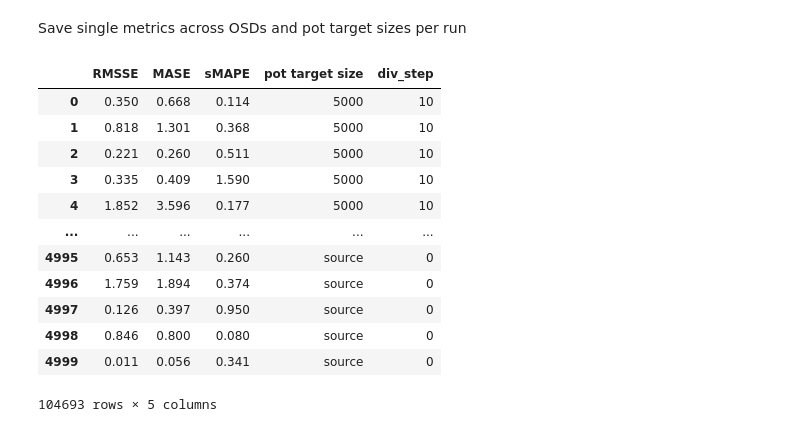
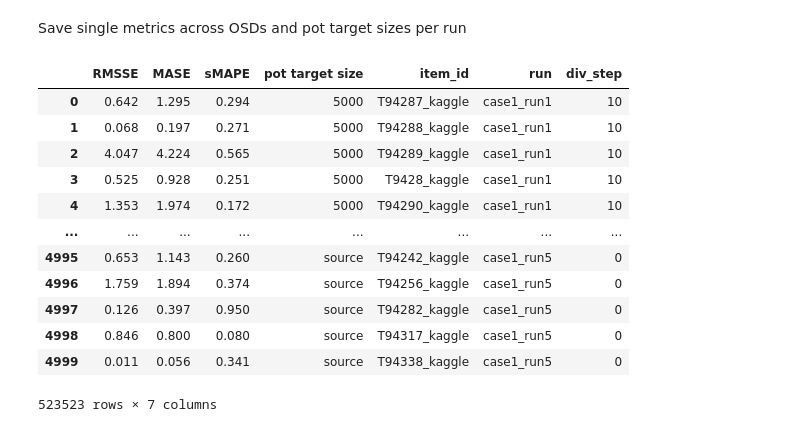
Before and after one commit to Fraunhofer-IIS/sim_div_tl, a Jupyter notebook: src/experiments/evaluation/0_get_metrics.ipynb, the cells around one changed output. Cells and saved outputs as stored; diff of their text form; code cells hidden in the pictures.

Commit message:
LOOSD evaluation

```diff
--- a/src/experiments/evaluation/0_get_metrics.ipynb
+++ b/src/experiments/evaluation/0_get_metrics.ipynb
@@ -370,6 +370,7 @@ div 0, p all, metric sMAPE: [0.10345036 0.08858082 0.2104717  ... 0.28094995 0.3
 # %% [markdown]
 Save single metrics across OSDs and pot target sizes per run
 # %%
+all_mets = []
 for run in runs:
     path_to_forecasts = f"{config.path_to_data}/{run}/outputs/forecasts/"
 
@@ -390,7 +391,7 @@ for run in runs:
             path = Path(path_to_forecasts) / f"target_div{div_step}_sim{p}{run}"
             file_path = next(path.glob("*item_metrics.parquet"))
 
-            single_mets = pd.read_parquet(file_path)[metrics]
+            single_mets = pd.read_parquet(file_path)[metrics + ["item_id"]]
             single_mets = (
                 single_mets
                 .replace([np.inf, -np.inf], np.nan)  # Replace infinite values with NaN
@@ -398,13 +399,14 @@ for run in runs:
             )
 
             single_mets["pot target size"] = p
+            single_mets["run"] = run
             div_step_mets.append(single_mets)
 
         # Load source metrics
         source_path = Path(path_to_forecasts) / f"source_div{div_step}{run}"
         source_file_path = next(source_path.glob("*item_metrics.parquet"))
 
-        source_mets = pd.read_parquet(source_file_path)[metrics]
+        source_mets = pd.read_parquet(source_file_path)[metrics + ["item_id"]]
         source_mets = (
             source_mets
             .replace([np.inf, -np.inf], np.nan)  # Replace infinite values with NaN
@@ -412,10 +414,11 @@ for run in runs:
         )
 
         source_mets["pot target size"] = "source"
+        source_mets["run"] = run
         div_step_mets.append(source_mets)
 
         # Combine all metrics for the current div step
-        mets = pd.concat(div_step_mets)[["NRMSE", "MASE", "sMAPE", "pot target size"]]
+        mets = pd.concat(div_step_mets)[["NRMSE", "MASE", "sMAPE", "pot target size", "item_id", "run"]]
         mets.rename(columns={"NRMSE": "RMSSE"}, inplace=True)
 
         cols_to_round = ["RMSSE", "MASE", "sMAPE"]
@@ -428,22 +431,25 @@ for run in runs:
 
     # Combine metrics from all div steps
     mets_for_stats = pd.concat(all_div_step_mets)
+    all_mets.append(mets_for_stats)
 
     # Save metrics for statistical analysis
-    mets_for_stats.to_csv(eval_dir / f"single_mets_{run}.csv", index=False)
+    #mets_for_stats.to_csv(eval_dir / f"single_mets_{run}.csv", index=False)
+all_mets_df = pd.concat(all_mets)
+all_mets_df.to_parquet(f"{config.path_to_evaluation}/all_single_metrics.parquet", index=False)
 # %%
-mets_for_stats
+all_mets_df
 # %% [output]
-|  | RMSSE | MASE | sMAPE | pot target size | div_step |
-| 0 | 0.350 | 0.668 | 0.114 | 5000 | 10 |
-| 1 | 0.818 | 1.301 | 0.368 | 5000 | 10 |
-| 2 | 0.221 | 0.260 | 0.511 | 5000 | 10 |
-| 3 | 0.335 | 0.409 | 1.590 | 5000 | 10 |
-| 4 | 1.852 | 3.596 | 0.177 | 5000 | 10 |
-| ... | ... | ... | ... | ... | ... |
-| 4995 | 0.653 | 1.143 | 0.260 | source | 0 |
-| 4996 | 1.759 | 1.894 | 0.374 | source | 0 |
-| 4997 | 0.126 | 0.397 | 0.950 | source | 0 |
-| 4998 | 0.846 | 0.800 | 0.080 | source | 0 |
-| 4999 | 0.011 | 0.056 | 0.341 | source | 0 |
+|  | RMSSE | MASE | sMAPE | pot target size | item_id | run | div_step |
+| 0 | 0.642 | 1.295 | 0.294 | 5000 | T94287_kaggle | case1_run1 | 10 |
+| 1 | 0.068 | 0.197 | 0.271 | 5000 | T94288_kaggle | case1_run1 | 10 |
+| 2 | 4.047 | 4.224 | 0.565 | 5000 | T94289_kaggle | case1_run1 | 10 |
+| 3 | 0.525 | 0.928 | 0.251 | 5000 | T9428_kaggle | case1_run1 | 10 |
+| 4 | 1.353 | 1.974 | 0.172 | 5000 | T94290_kaggle | case1_run1 | 10 |
+| ... | ... | ... | ... | ... | ... | ... | ... |
+| 4995 | 0.653 | 1.143 | 0.260 | source | T94242_kaggle | case1_run5 | 0 |
+| 4996 | 1.759 | 1.894 | 0.374 | source | T94256_kaggle | case1_run5 | 0 |
+| 4997 | 0.126 | 0.397 | 0.950 | source | T94282_kaggle | case1_run5 | 0 |
+| 4998 | 0.846 | 0.800 | 0.080 | source | T94317_kaggle | case1_run5 | 0 |
+| 4999 | 0.011 | 0.056 | 0.341 | source | T94338_kaggle | case1_run5 | 0 |
-104693 rows × 5 columns
+523523 rows × 7 columns
```
Also changed, not shown: parts of 1 cell of this notebook, 8 other files.
